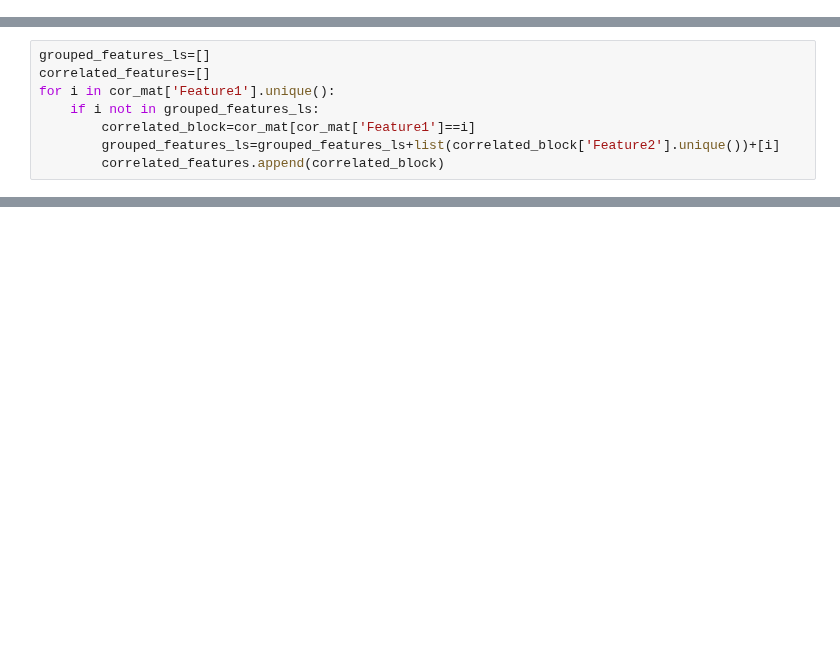
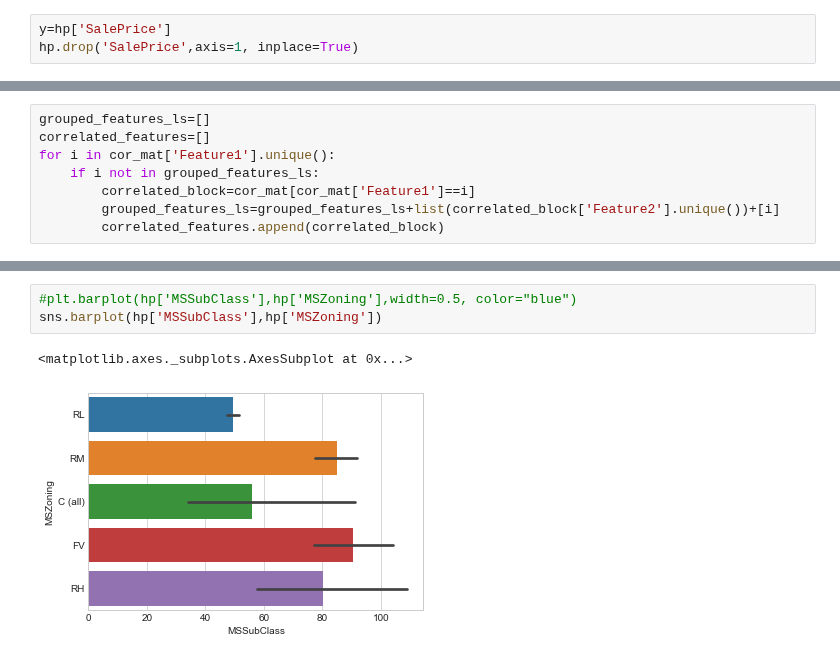
Before and after one commit to nov012017/Code, a Jupyter notebook: Projects/HousePricePrediction.ipynb, the cells around one changed output, grey strips where cells are left out. Cells and saved outputs as stored; diff of their text form; blank space fills up the shorter version.

```diff
--- a/Projects/HousePricePrediction.ipynb
+++ b/Projects/HousePricePrediction.ipynb
@@ -151,6 +167,9 @@ ValueError: The truth value of a Series is ambiguous. Use a.empty, a.bool(), a.i
 # %%
 hp_col_cat=list(non_quasi_constant_numeric)+list(non_quasi_constant_categorical)
 hp=hp[hp_col_cat]
+# %%
+y=hp['SalePrice']
+hp.drop('SalePrice',axis=1, inplace=True)
 # %% [markdown]
 ## Correlation between the input variables
 # %%
@@ -211,0 +246,6 @@ hp_categorical.groupby(['gender']).count()
+# %%
+#plt.barplot(hp['MSSubClass'],hp['MSZoning'],width=0.5, color="blue")
+sns.barplot(hp['MSSubClass'],hp['MSZoning'])
+# %% [output]
+<matplotlib.axes._subplots.AxesSubplot at 0x...>
+[figure, added]
```
Also changed, not shown: parts of 14 cells of this notebook.
